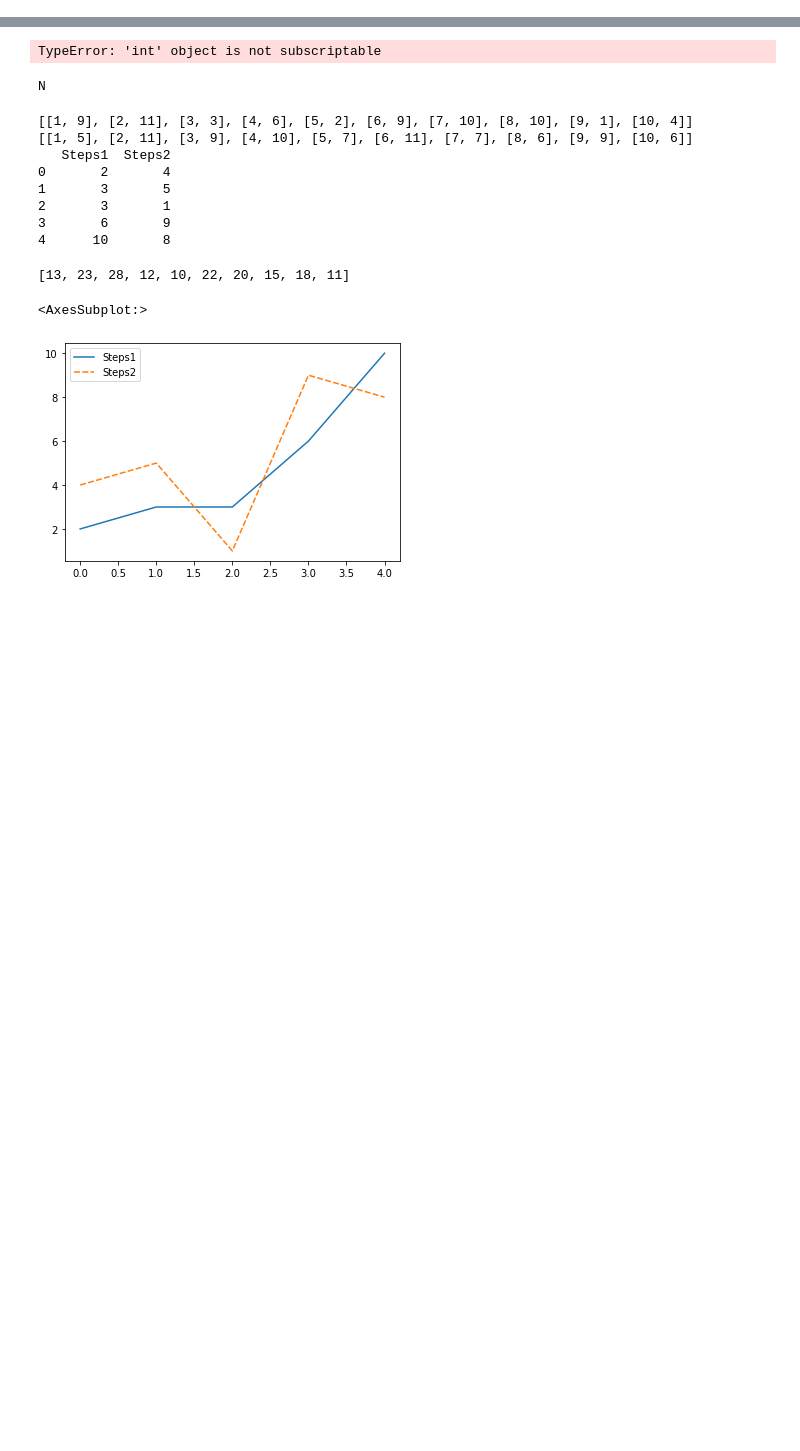
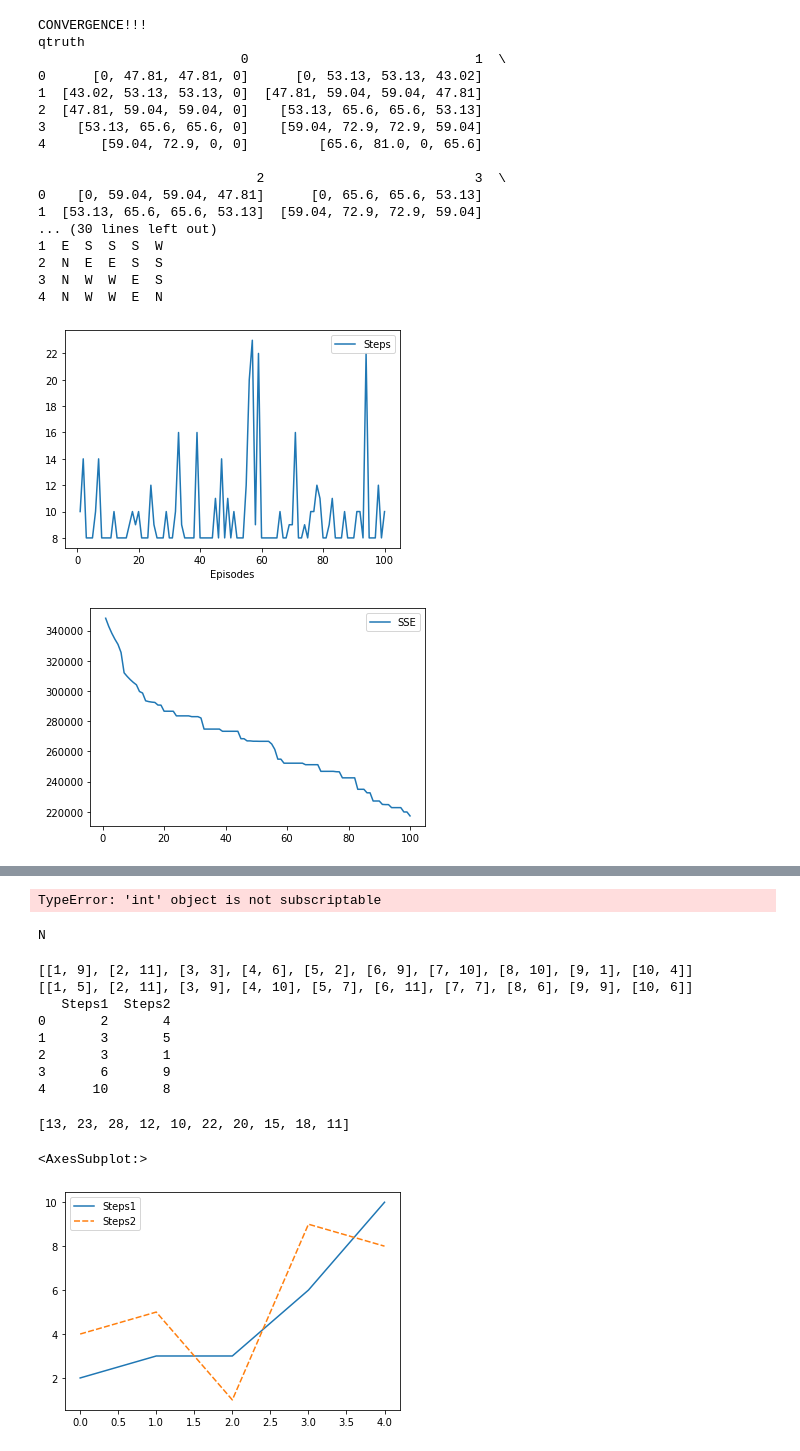
Before and after one commit to FreedomEclipse/GridWorld, a Jupyter notebook: gridworld.ipynb, the cells around one changed output, grey strips where cells are left out. Cells and saved outputs as stored; diff of their text form; code cells hidden in the pictures; blank space fills up the shorter version.

```diff
--- a/gridworld.ipynb
+++ b/gridworld.ipynb
@@ -419,7 +445,7 @@ aRewards = [[4, 4, 100]]
 grid = setupGrid(5, 5, aRewards)
 player = Player(grid, [0, 0])
 qlearn = QLearn(0.9, 0.5, False)
-charts = Charts(runiters[i])
+#charts = Charts(runiters[i])
 
 itersTruth = [50, 60, 70, 80]
 grid.determineQtruth(itersTruth)
@@ -433,9 +459,13 @@ for i in range(0, len(runiters)):
     player = Player(grid, [0, 0])
     charts = Charts(runiters[i])
 
-    run(False, runiters[i], None, 0.3, False)
+    run(False, runiters[i], None, 0.3, False, 'ql')
 
     print(grid.show_board)
+
+    player.detPolicyV()
+
+    print(player.policy)
 
     plt.figure()
     g1 = sns.lineplot(data=charts.stepsGoal)
@@ -464,3 +494,68 @@ qtruth
+# %%
+# SARSA
+# predefined policy, not optimal
+
+
+
+aRewards = [[4, 4, 100]]
+
+grid = setupGrid(5, 5, aRewards)
+player = Player(grid, [0, 0])
+qlearn = QLearn(0.9, 0.5, False)
+#charts = Charts(runiters[i])
+
+itersTruth = [50, 60, 70, 80]
+grid.determineQtruth(itersTruth)
+
+print("qtruth")
+print(grid.qtruth)
+
+
+
+runiters = [100]
+for i in range(0, len(runiters)):
+
+    p = [['S', 'E', 'E', 'E', 'S'], ['E', 'S', 'S', 'S', 'W'], ['N', 'E', 'E', 'S', 'S'], ['N', 'W', 'W', 'E', 'S'], ['N', 'W', 'W', 'E', 'N']]
+    policy = pd.DataFrame(p)
+    print(policy)
+
+    player = Player(grid, [0, 0])
+    player.policy = policy
+    print(player.policy)
+    charts = Charts(runiters[i])
+
+    run(False, runiters[i], None, 0.1, False, 'sarsa')
+
+    print(grid.show_board)
+
+    #player.detPolicyV()
+
+    print(player.policy)
+
+    plt.figure()
+    g1 = sns.lineplot(data=charts.stepsGoal)
+    plt.figure()
+    g2 = sns.lineplot(data=charts.sse)
+# %% [output]
+CONVERGENCE!!!
+qtruth
+                          0                             1  \
+0      [0, 47.81, 47.81, 0]      [0, 53.13, 53.13, 43.02]
+1  [43.02, 53.13, 53.13, 0]  [47.81, 59.04, 59.04, 47.81]
+2  [47.81, 59.04, 59.04, 0]    [53.13, 65.6, 65.6, 53.13]
+3    [53.13, 65.6, 65.6, 0]    [59.04, 72.9, 72.9, 59.04]
+4       [59.04, 72.9, 0, 0]         [65.6, 81.0, 0, 65.6]
+
+                            2                           3  \
+0    [0, 59.04, 59.04, 47.81]      [0, 65.6, 65.6, 53.13]
+1  [53.13, 65.6, 65.6, 53.13]  [59.04, 72.9, 72.9, 59.04]
+... (30 lines left out)
+1  E  S  S  S  W
+2  N  E  E  S  S
+3  N  W  W  E  S
+4  N  W  W  E  N
+[figure, added]
+[figure, added]
 # %%
 iters = [100, 500, 700, 1000, 5000]
 for i in range(0, len(iters)):
```
Also changed, not shown: parts of 7 cells of this notebook.
